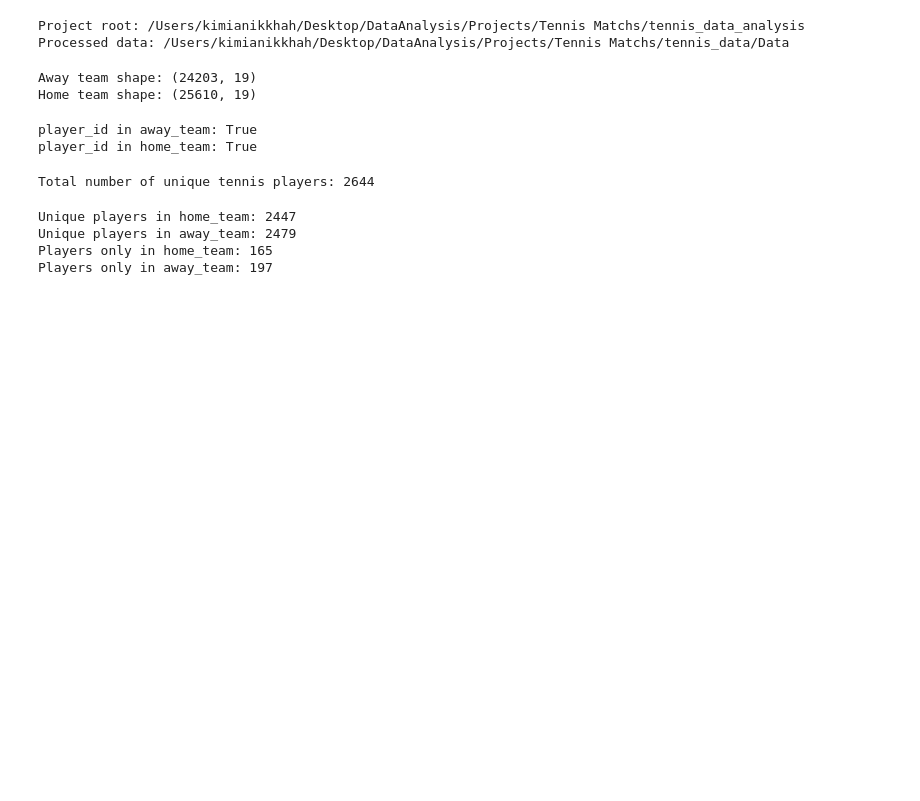
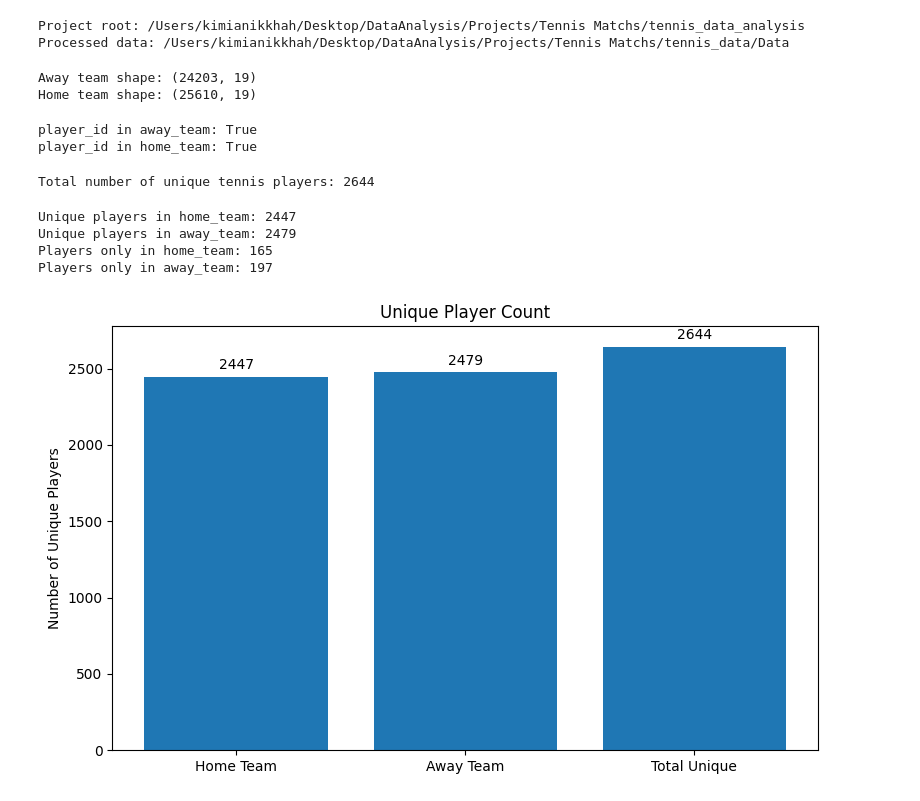
Before and after one commit to kimia2328/tennis_data_analysis, a Jupyter notebook: questions/01_question_player_count.ipynb, the cells around one changed output. Drawn from its saved outputs; the diff is of its cells as text; code cells hidden in the pictures; blank space fills up the shorter version.

Commit message:
Visualization question 1 & 3

```diff
--- a/questions/01_question_player_count.ipynb
+++ b/questions/01_question_player_count.ipynb
@@ -107,3 +107,28 @@ Unique players in home_team: 2447
 Unique players in away_team: 2479
 Players only in home_team: 165
 Players only in away_team: 197
+# %%
+# Visualize unique player counts
+
+import matplotlib.pyplot as plt
+
+home_count = len(home_unique)
+away_count = len(away_unique)
+total_unique = len(home_unique | away_unique)
+
+labels = ["Home Team", "Away Team", "Total Unique"]
+values = [home_count, away_count, total_unique]
+
+plt.figure(figsize=(8, 5))
+
+bars = plt.bar(labels, values)
+
+plt.title("Unique Player Count")
+plt.ylabel("Number of Unique Players")
+
+plt.bar_label(bars, padding=3)
+
+plt.tight_layout()
+plt.show()
+# %% [output]
+[figure, added]
```
Also changed, not shown: 1 other file.
